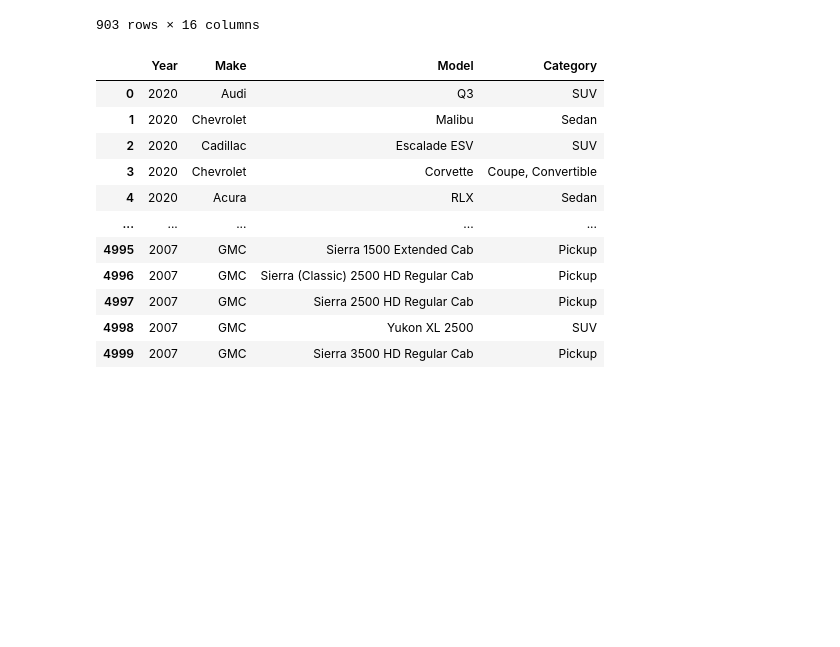
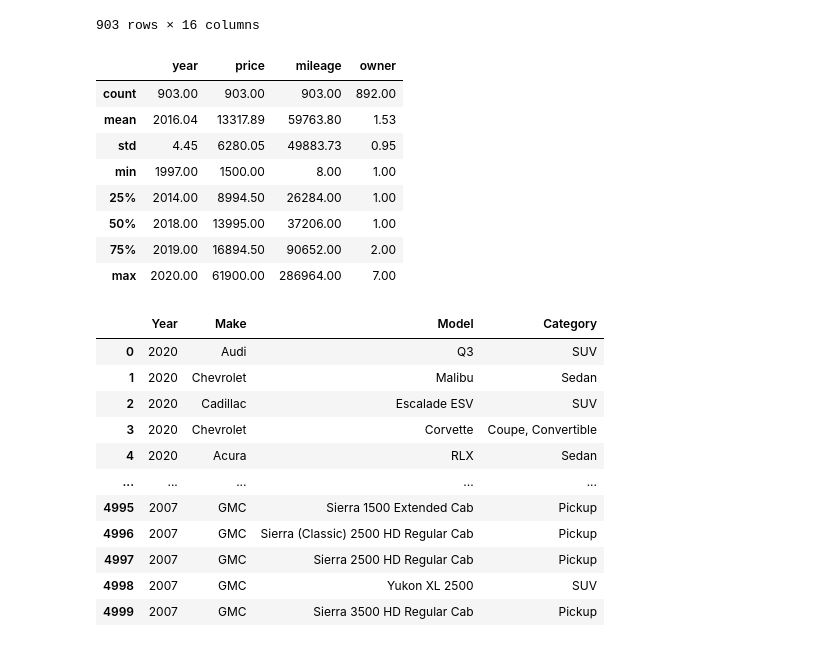
Before and after one commit to jchowdhury82/Used_Car_Price_Predictor, a Jupyter notebook: DataSetsForCarData.ipynb, the cells around one changed output. Saved outputs shown, nothing was run; the diff lists cells and outputs as text; code cells hidden in the pictures; blank space fills up the shorter version.

```diff
--- a/DataSetsForCarData.ipynb
+++ b/DataSetsForCarData.ipynb
@@ -20,6 +23,18 @@ dfmain
 | 901 | 2C3CDXBG3FH810056 | 2015 | Dodge | Charger | SE RWD | Excellent Price | $1666 off avg. list price | 9900 | 125716 | Chicago | ... |
 | 902 | 5YFEPRAE9LP046033 | 2020 | Toyota | Corolla | LE CVT | Excellent Price | NaN | 15000 | 13822 | Boerne | ... |
 903 rows × 16 columns
+# %%
+dfmain.describe()
+# %% [output]
+|  | year | price | mileage | owner |
+| count | 903.00 | 903.00 | 903.00 | 892.00 |
+| mean | 2016.04 | 13317.89 | 59763.80 | 1.53 |
+| std | 4.45 | 6280.05 | 49883.73 | 0.95 |
+| min | 1997.00 | 1500.00 | 8.00 | 1.00 |
+| 25% | 2014.00 | 8994.50 | 26284.00 | 1.00 |
+| 50% | 2018.00 | 13995.00 | 37206.00 | 1.00 |
+| 75% | 2019.00 | 16894.50 | 90652.00 | 2.00 |
+| max | 2020.00 | 61900.00 | 286964.00 | 7.00 |
 # %%
 # get car category data
 url = 'https://parseapi.back4app.com/classes/Car_Model_List?limit=5000'
```
Also changed, not shown: parts of 4 cells of this notebook.
